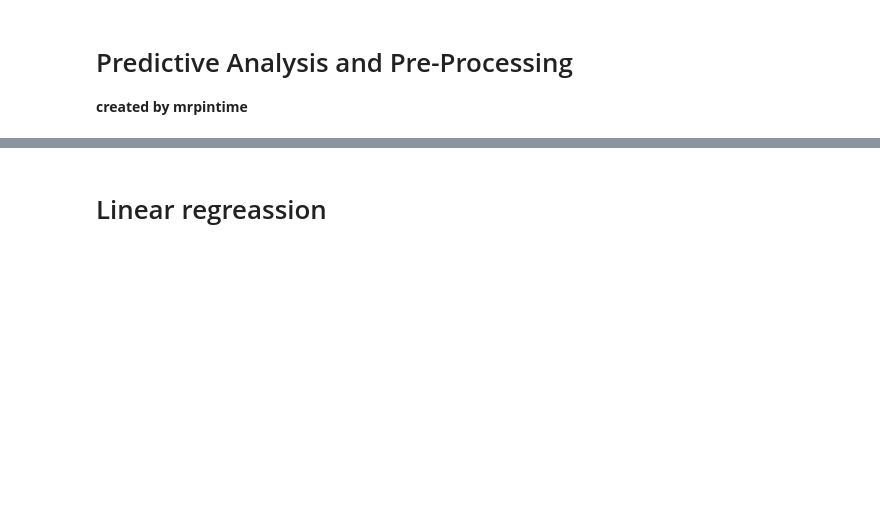
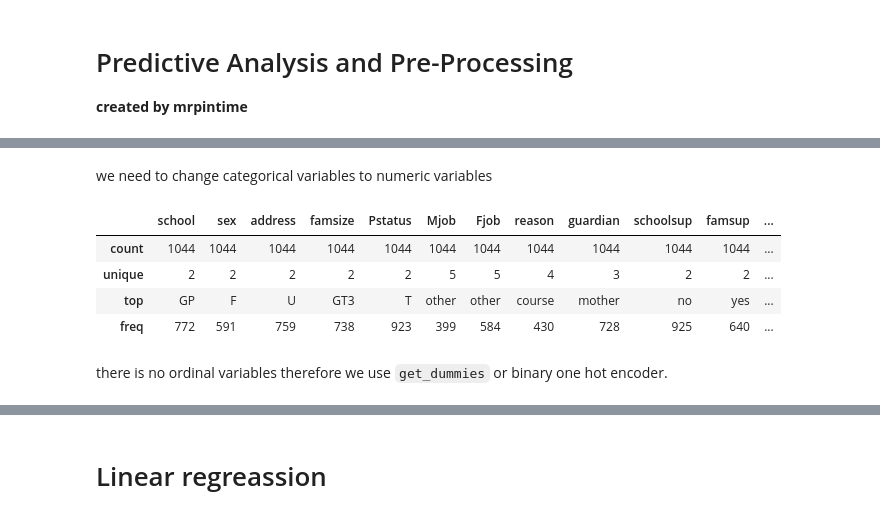
Before and after one commit to mrpintime/Student_performancePrediction, a Jupyter notebook: Predictive analysis/Predictive_analysis.ipynb, the cells around one changed output, grey strips where cells are left out. Drawn from its saved outputs; the diff is of its cells as text; code cells hidden in the pictures; blank space fills up the shorter version.

```diff
--- a/Predictive analysis/Predictive_analysis.ipynb
+++ b/Predictive analysis/Predictive_analysis.ipynb
@@ -37,0 +65,12 @@ X.head()
+# %% [markdown]
+we need to change categorical variables to numeric variables
+# %%
+X_df.select_dtypes(include="O").describe()
+# %% [output]
+|  | school | sex | address | famsize | Pstatus | Mjob | Fjob | reason | guardian | schoolsup | famsup | ... |
+| count | 1044 | 1044 | 1044 | 1044 | 1044 | 1044 | 1044 | 1044 | 1044 | 1044 | 1044 | ... |
+| unique | 2 | 2 | 2 | 2 | 2 | 5 | 5 | 4 | 3 | 2 | 2 | ... |
+| top | GP | F | U | GT3 | T | other | other | course | mother | no | yes | ... |
+| freq | 772 | 591 | 759 | 738 | 923 | 399 | 584 | 430 | 728 | 925 | 640 | ... |
+# %% [markdown]
+there is no ordinal variables therefore we use `get_dummies` or binary one hot encoder.
```
Also changed, not shown: parts of 28 cells of this notebook, 2 other files.
